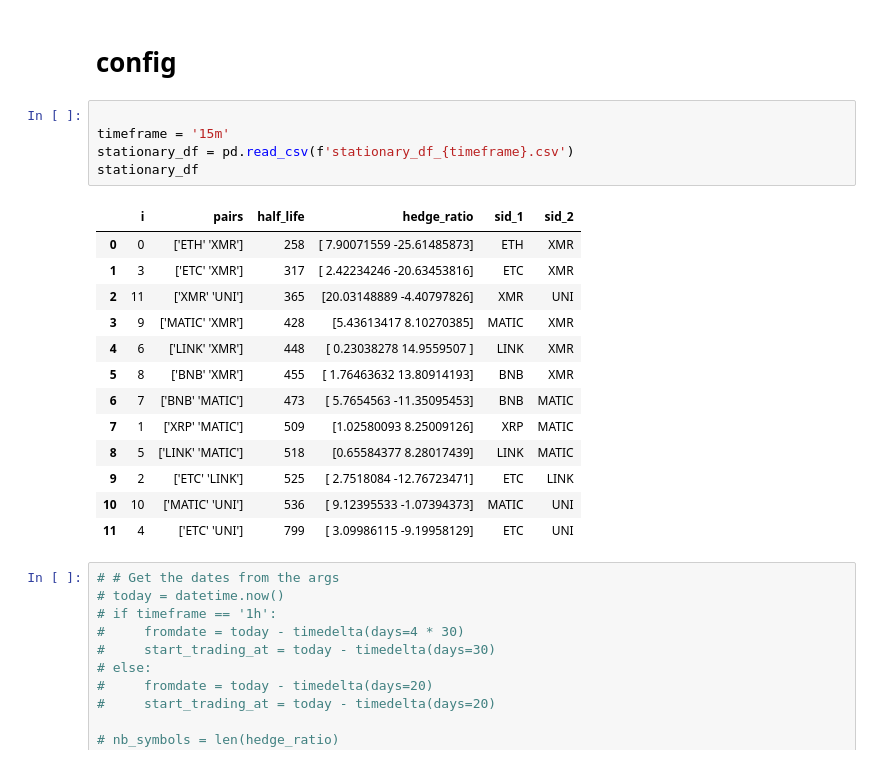
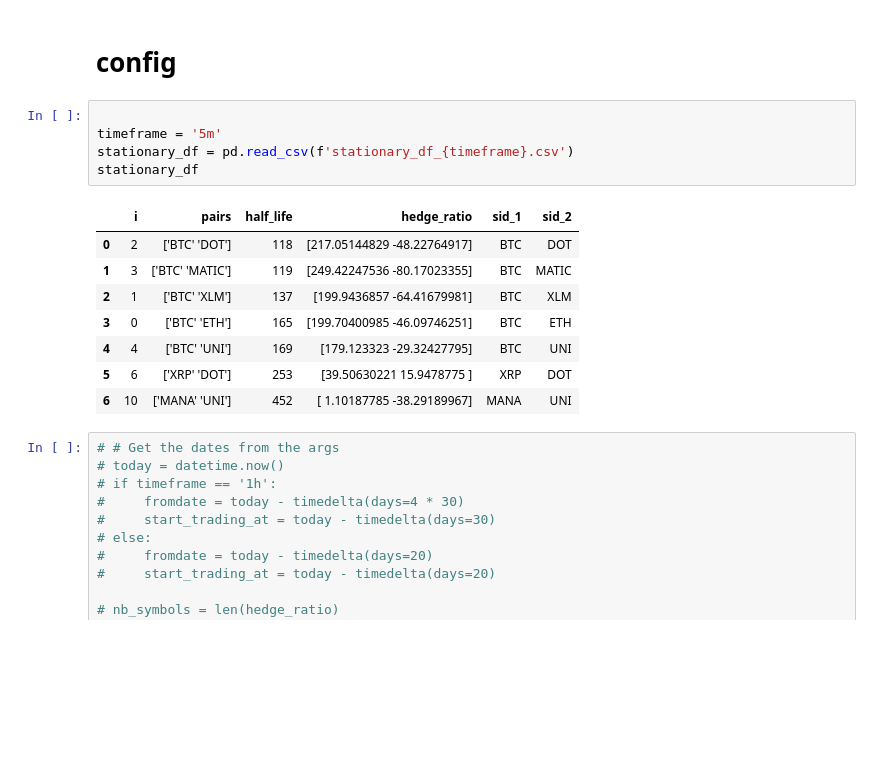
Before and after one commit to beannguyen/crypto-pair-trading, a Jupyter notebook: src/research/Backtest Live Data.ipynb, the cells around one changed output. Cells and saved outputs as stored; diff of their text form; blank space fills up the shorter version.

```diff
--- a/src/research/Backtest Live Data.ipynb
+++ b/src/research/Backtest Live Data.ipynb
@@ -169,23 +169,18 @@ data = {}
 # config
 # %%
 
-timeframe = '15m'
+timeframe = '5m'
 stationary_df = pd.read_csv(f'stationary_df_{timeframe}.csv')
 stationary_df
 # %% [output]
 |  | i | pairs | half_life | hedge_ratio | sid_1 | sid_2 |
-| 0 | 0 | ['ETH' 'XMR'] | 258 | [ 7.90071559 -25.61485873] | ETH | XMR |
-| 1 | 3 | ['ETC' 'XMR'] | 317 | [ 2.42234246 -20.63453816] | ETC | XMR |
-| 2 | 11 | ['XMR' 'UNI'] | 365 | [20.03148889 -4.40797826] | XMR | UNI |
-| 3 | 9 | ['MATIC' 'XMR'] | 428 | [5.43613417 8.10270385] | MATIC | XMR |
-| 4 | 6 | ['LINK' 'XMR'] | 448 | [ 0.23038278 14.9559507 ] | LINK | XMR |
-| 5 | 8 | ['BNB' 'XMR'] | 455 | [ 1.76463632 13.80914193] | BNB | XMR |
-| 6 | 7 | ['BNB' 'MATIC'] | 473 | [ 5.7654563 -11.35095453] | BNB | MATIC |
-| 7 | 1 | ['XRP' 'MATIC'] | 509 | [1.02580093 8.25009126] | XRP | MATIC |
-| 8 | 5 | ['LINK' 'MATIC'] | 518 | [0.65584377 8.28017439] | LINK | MATIC |
-| 9 | 2 | ['ETC' 'LINK'] | 525 | [ 2.7518084 -12.76723471] | ETC | LINK |
-| 10 | 10 | ['MATIC' 'UNI'] | 536 | [ 9.12395533 -1.07394373] | MATIC | UNI |
-| 11 | 4 | ['ETC' 'UNI'] | 799 | [ 3.09986115 -9.19958129] | ETC | UNI |
+| 0 | 2 | ['BTC' 'DOT'] | 118 | [217.05144829 -48.22764917] | BTC | DOT |
+| 1 | 3 | ['BTC' 'MATIC'] | 119 | [249.42247536 -80.17023355] | BTC | MATIC |
+| 2 | 1 | ['BTC' 'XLM'] | 137 | [199.9436857 -64.41679981] | BTC | XLM |
+| 3 | 0 | ['BTC' 'ETH'] | 165 | [199.70400985 -46.09746251] | BTC | ETH |
+| 4 | 4 | ['BTC' 'UNI'] | 169 | [179.123323 -29.32427795] | BTC | UNI |
+| 5 | 6 | ['XRP' 'DOT'] | 253 | [39.50630221 15.9478775 ] | XRP | DOT |
+| 6 | 10 | ['MANA' 'UNI'] | 452 | [ 1.10187785 -38.29189967] | MANA | UNI |
 # %%
 # # Get the dates from the args
 # today = datetime.now()
```
Also changed, not shown: parts of 3 cells of this notebook, 6 other files.
